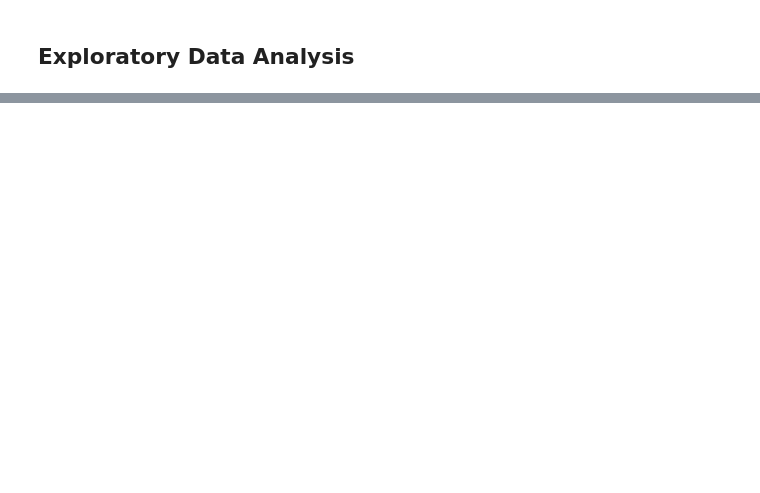
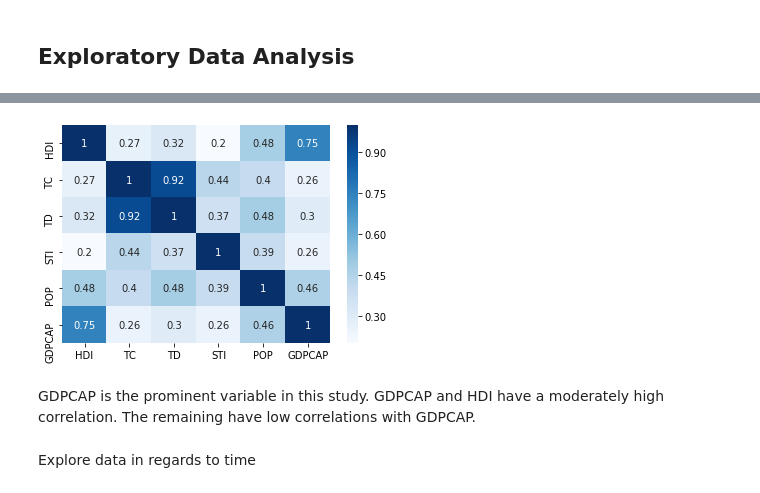
Before and after one commit to HamoyeHQ/Covid19-impact, a Jupyter notebook: covid19_impact.ipynb, the cells around one changed output, grey strips where cells are left out. Saved outputs shown, nothing was run; the diff lists cells and outputs as text; code cells hidden in the pictures; blank space fills up the shorter version.

Commit message:
Explore correlation of variables

```diff
--- a/covid19_impact.ipynb
+++ b/covid19_impact.ipynb
@@ -78,0 +202,2 @@ df.head(n=20)
+# %%
+numeric_vars = ['HDI', 'TC', 'TD', 'STI', 'POP', 'GDPCAP']
@@ -78,0 +217,8 @@ df.head(n=20)
+# %%
+ax = sns.heatmap(df_tr[numeric_vars].corr(), annot=True, cmap = 'Blues')
+# %% [output]
+[figure, added]
+# %% [markdown]
+GDPCAP is the prominent variable in this study. GDPCAP and HDI have a moderately high correlation. The remaining have low correlations with GDPCAP.
+# %% [markdown]
+Explore data in regards to time
```
Also changed, not shown: parts of 25 cells of this notebook.
